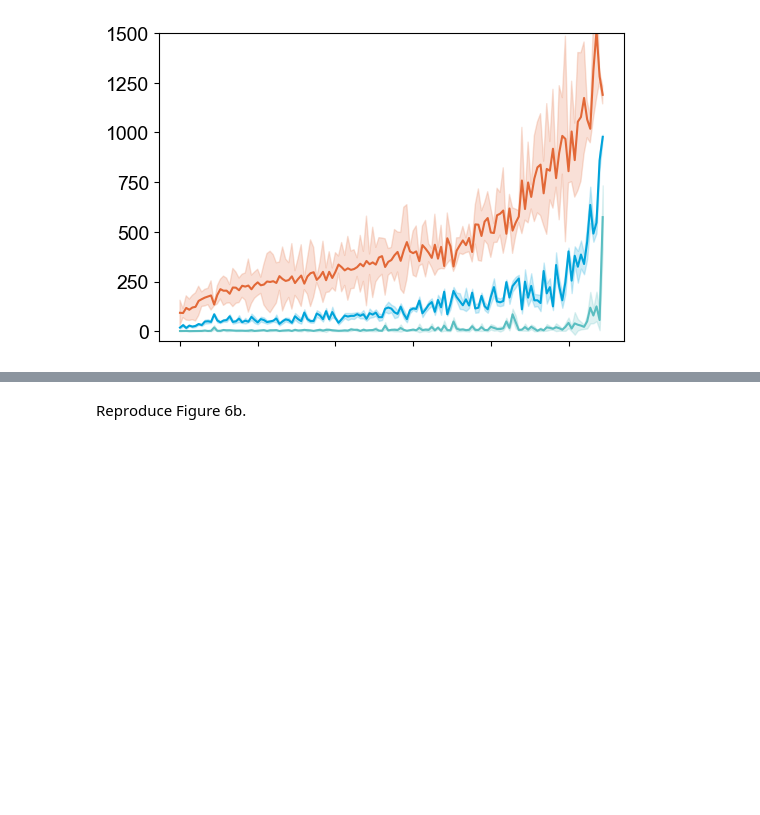
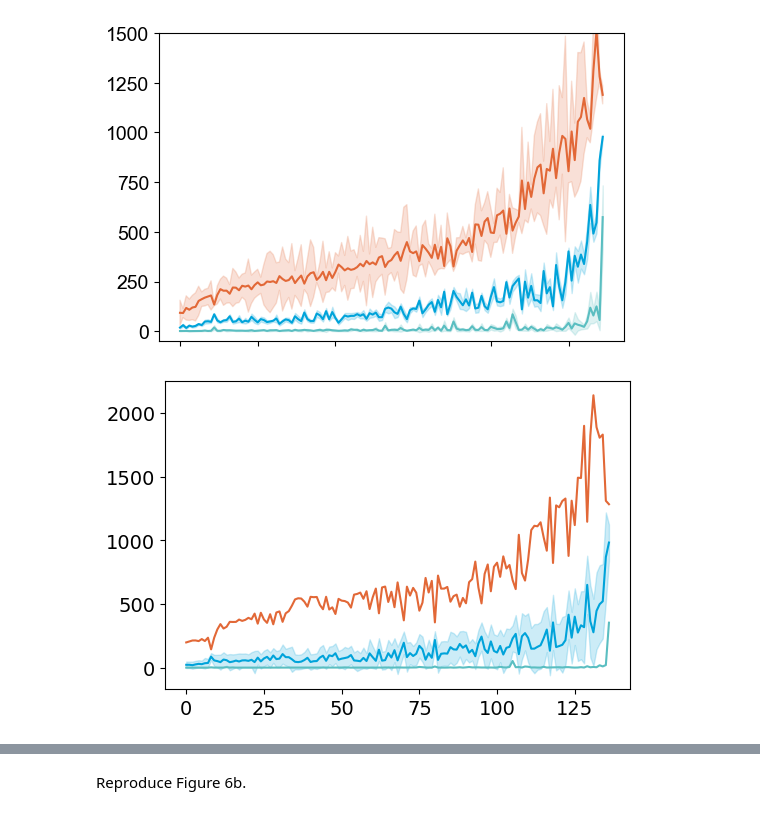
Before and after one commit to fingertap/BatLiNet, a Jupyter notebook: notebooks/figures.ipynb, the cells around one changed output, grey strips where cells are left out. Saved outputs shown, nothing was run; the diff lists cells and outputs as text; code cells hidden in the pictures; blank space fills up the shorter version.

```diff
--- a/notebooks/figures.ipynb
+++ b/notebooks/figures.ipynb
@@ -838,0 +813,32 @@ plt.show()
+# %%
+errors = np.array(errors)
+# For each cell, find the optimal support and the worst support, and the median±std
+bests, worsts, medians, stds = [], [], [], []
+for cell_res in errors:
+    bests.append(min(cell_res))
+    worsts.append(max(cell_res))
+    medians.append(np.median(cell_res))
+    stds.append(np.std(cell_res))
+bests = np.array(bests).reshape(-1)
+worsts = np.array(worsts).reshape(-1)
+medians = np.array(medians).reshape(-1)
+stds = np.array(stds).reshape(-1)
+
+order = np.argsort(medians * 0.7 + worsts * 0.3)
+bests, worsts, medians, stds = bests[order], worsts[order], medians[order], stds[order]
+# %%
+
+colors = ['#00A3DA', '#E26837', '#5ABEC1']
+fig, ax = plt.subplots(1, 1, figsize=(6, 4))
+
+x = np.arange(len(bests))
+plt.plot(x, worsts, color=colors[1])
+plt.plot(x, bests, color=colors[2])
+plt.fill_between(
+    x, medians - stds, medians + stds, alpha=0.2, color=colors[0]
+)
+plt.plot(x, medians, color=colors[0])
+
+plt.show()
+# %% [output]
+[figure, added]
```
Also changed, not shown: parts of 3 cells of this notebook.
